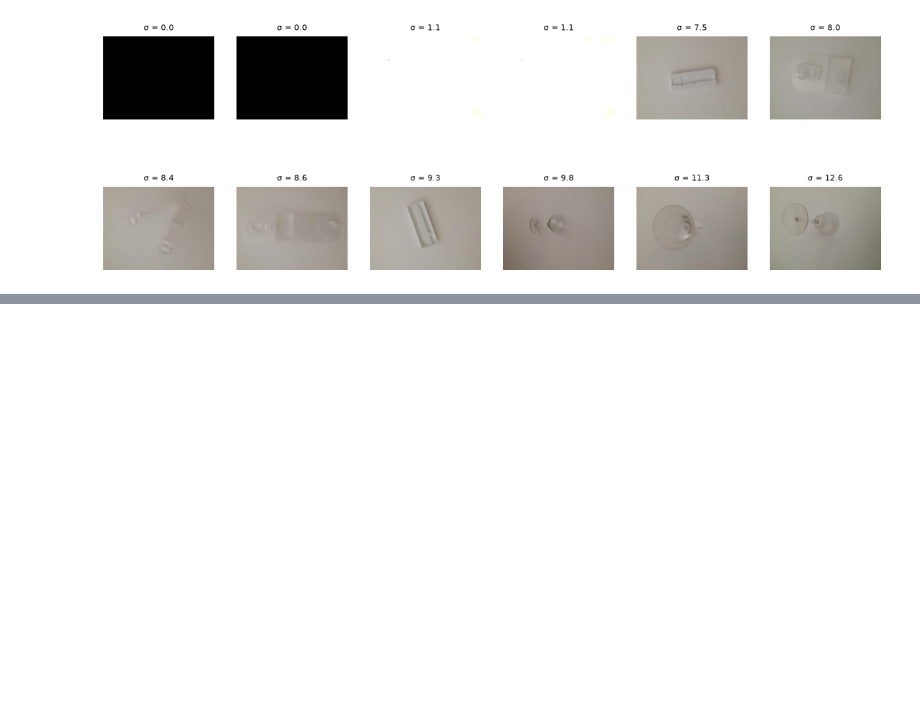
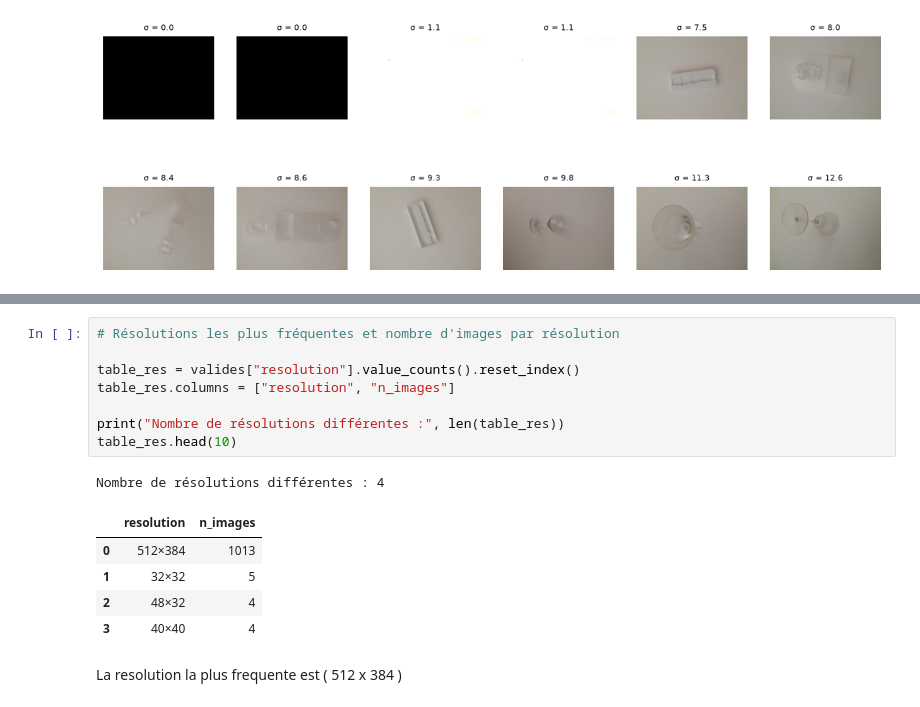
Before and after one commit to Damstat/atelier_prepa_donnees_images, a Jupyter notebook: notebooks/atelier_prepa_donnees_images.ipynb, the cells around one changed output, grey strips where cells are left out. Saved outputs shown, nothing was run; the diff lists cells and outputs as text; blank space fills up the shorter version.

```diff
--- a/notebooks/atelier_prepa_donnees_images.ipynb
+++ b/notebooks/atelier_prepa_donnees_images.ipynb
@@ -241,0 +279,17 @@ plt.show()
+# %%
+# Résolutions les plus fréquentes et nombre d'images par résolution
+
+table_res = valides["resolution"].value_counts().reset_index()
+table_res.columns = ["resolution", "n_images"]
+
+print("Nombre de résolutions différentes :", len(table_res))
+table_res.head(10)
+# %% [output]
+Nombre de résolutions différentes : 4
+|  | resolution | n_images |
+| 0 | 512×384 | 1013 |
+| 1 | 32×32 | 5 |
+| 2 | 48×32 | 4 |
+| 3 | 40×40 | 4 |
+# %% [markdown]
+La resolution la plus frequente est ( 512 x 384 )
```
Also changed, not shown: parts of 4 cells of this notebook.
